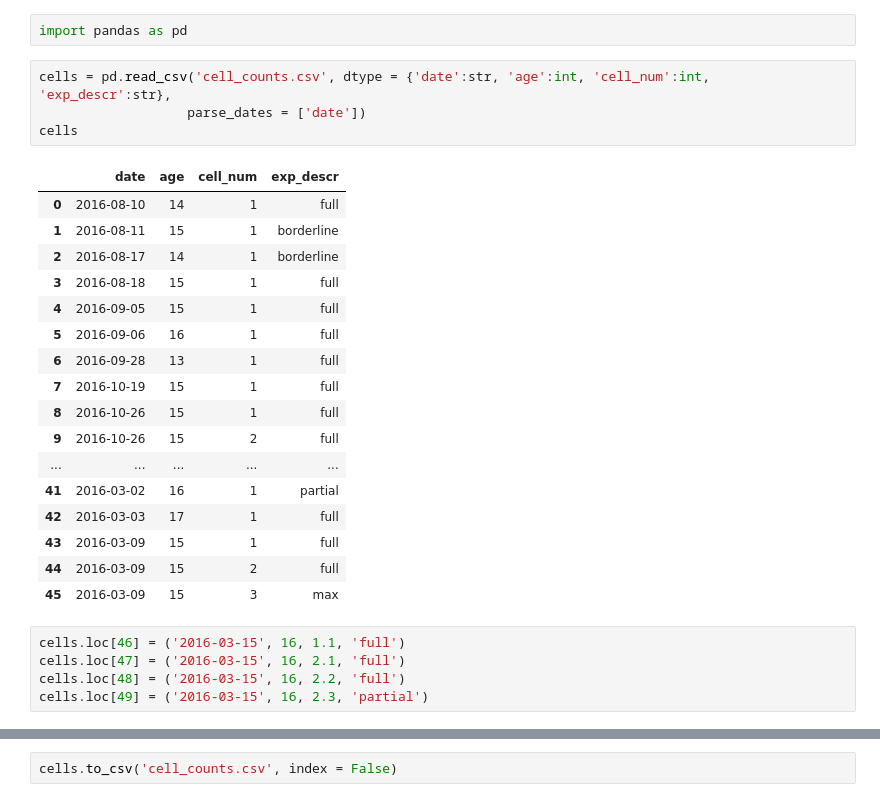
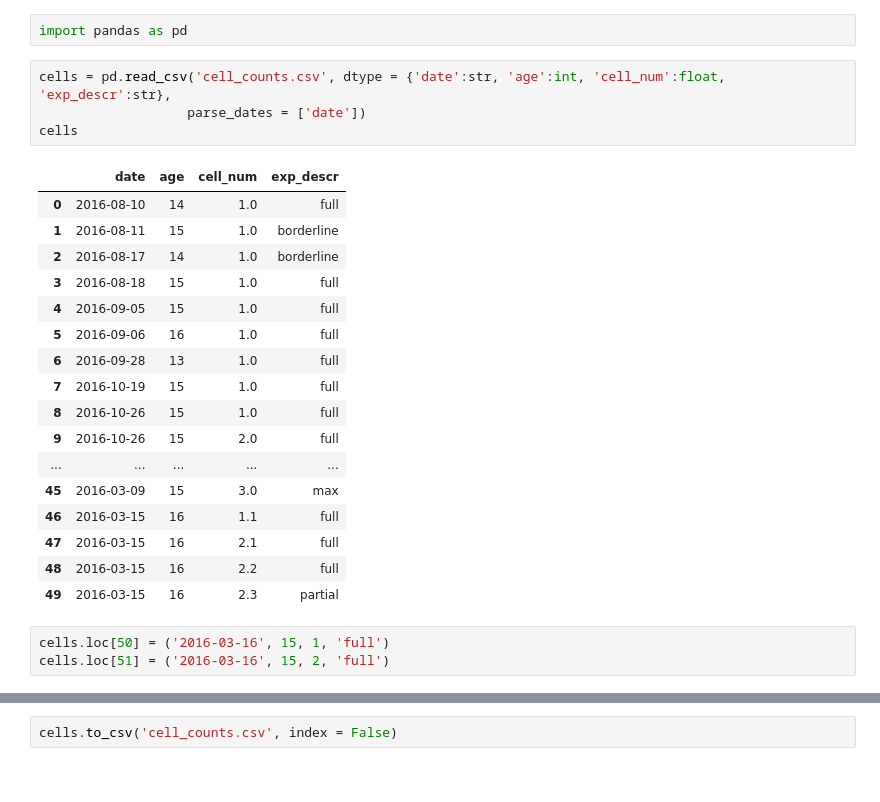
Before and after one commit to yuwie10/ephysAnalysis, a Jupyter notebook: cell_counts.ipynb, the cells around one changed output, grey strips where cells are left out. Saved outputs shown, nothing was run; the diff lists cells and outputs as text.

```diff
--- a/cell_counts.ipynb
+++ b/cell_counts.ipynb
@@ -1,32 +1,30 @@
 # %%
 import pandas as pd
 # %%
-cells = pd.read_csv('cell_counts.csv', dtype = {'date':str, 'age':int, 'cell_num':int, 'exp_descr':str},
+cells = pd.read_csv('cell_counts.csv', dtype = {'date':str, 'age':int, 'cell_num':float, 'exp_descr':str},
                    parse_dates = ['date'])
 cells
 # %% [output]
 |  | date | age | cell_num | exp_descr |
-| 0 | 2016-08-10 | 14 | 1 | full |
-| 1 | 2016-08-11 | 15 | 1 | borderline |
-| 2 | 2016-08-17 | 14 | 1 | borderline |
-| 3 | 2016-08-18 | 15 | 1 | full |
-| 4 | 2016-09-05 | 15 | 1 | full |
-| 5 | 2016-09-06 | 16 | 1 | full |
-| 6 | 2016-09-28 | 13 | 1 | full |
-| 7 | 2016-10-19 | 15 | 1 | full |
-| 8 | 2016-10-26 | 15 | 1 | full |
-| 9 | 2016-10-26 | 15 | 2 | full |
+| 0 | 2016-08-10 | 14 | 1.0 | full |
+| 1 | 2016-08-11 | 15 | 1.0 | borderline |
+| 2 | 2016-08-17 | 14 | 1.0 | borderline |
+| 3 | 2016-08-18 | 15 | 1.0 | full |
+| 4 | 2016-09-05 | 15 | 1.0 | full |
+| 5 | 2016-09-06 | 16 | 1.0 | full |
+| 6 | 2016-09-28 | 13 | 1.0 | full |
+| 7 | 2016-10-19 | 15 | 1.0 | full |
+| 8 | 2016-10-26 | 15 | 1.0 | full |
+| 9 | 2016-10-26 | 15 | 2.0 | full |
 | ... | ... | ... | ... | ... |
-| 41 | 2016-03-02 | 16 | 1 | partial |
-| 42 | 2016-03-03 | 17 | 1 | full |
-| 43 | 2016-03-09 | 15 | 1 | full |
-| 44 | 2016-03-09 | 15 | 2 | full |
-| 45 | 2016-03-09 | 15 | 3 | max |
+| 45 | 2016-03-09 | 15 | 3.0 | max |
+| 46 | 2016-03-15 | 16 | 1.1 | full |
+| 47 | 2016-03-15 | 16 | 2.1 | full |
+| 48 | 2016-03-15 | 16 | 2.2 | full |
+| 49 | 2016-03-15 | 16 | 2.3 | partial |
 # %%
-cells.loc[46] = ('2016-03-15', 16, 1.1, 'full')
-cells.loc[47] = ('2016-03-15', 16, 2.1, 'full')
-cells.loc[48] = ('2016-03-15', 16, 2.2, 'full')
-cells.loc[49] = ('2016-03-15', 16, 2.3, 'partial')
+cells.loc[50] = ('2016-03-16', 15, 1, 'full')
+cells.loc[51] = ('2016-03-16', 15, 2, 'full')
 # %%
 cells.tail()
 # %% [output]
```
Also changed, not shown: parts of 3 cells of this notebook, 5 other files.
